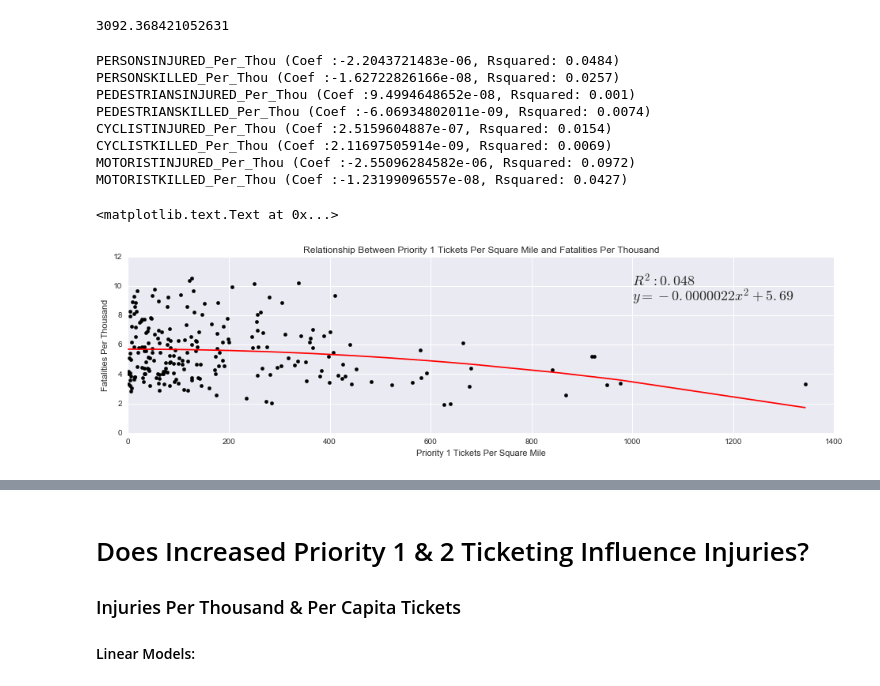
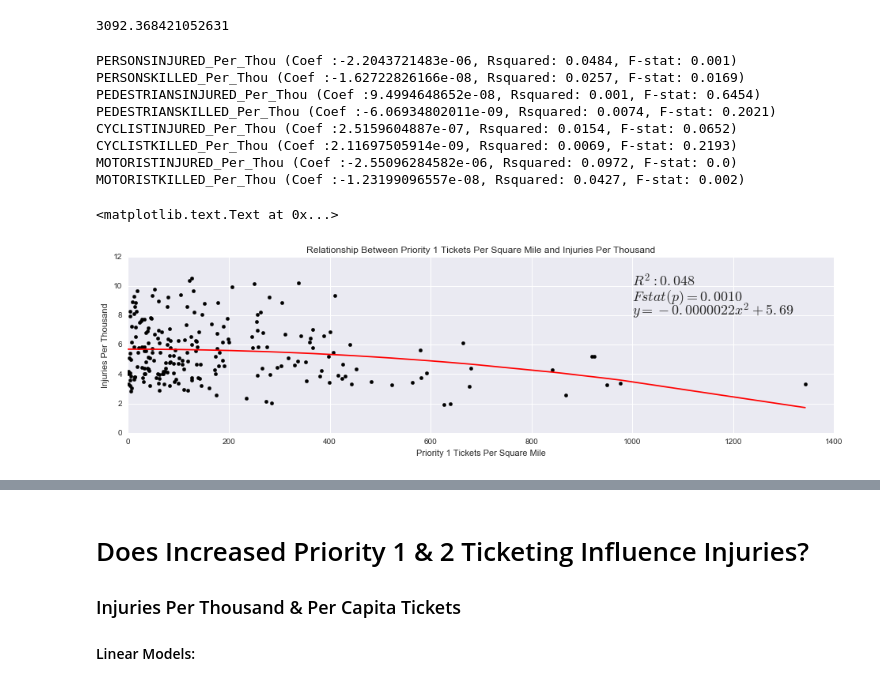
Before and after one commit to anastasiashe/Vision_Zero, a Jupyter notebook: TicketSummonses/04 Results.ipynb, the cells around one changed output, grey strips where cells are left out. Cells and saved outputs as stored; diff of their text form; code cells hidden in the pictures.

```diff
--- a/TicketSummonses/04 Results.ipynb
+++ b/TicketSummonses/04 Results.ipynb
@@ -322,5 +336,6 @@ for item in data1.columns[46:54]:
     data1[cname] = data1[item] / (data1['Total_Pop'] / 1000)
     formula = str(cname) + ' ~ P1_PerCap'
     reg = smf.ols(formula, data = data1).fit()
-    print (cname[8:] + ' (Coef :' + str(reg.params[1].round(4)) + ', Rsquared: ' + str(reg.rsquared.round(4)) + ')')
+    print (cname[8:] + ' (Coef :' + str(reg.params[1].round(4)) +
+           ', Rsquared: ' + str(reg.rsquared.round(4)) + ', F-stat: ' + str(reg.f_pvalue.round(4)) + ')')
 # %% [output]
@@ -403,29 +421,31 @@ for item in data1.columns[46:54]:
     cname = item + '_Per_Thou'
     formula = str(cname) + ' ~ P1_PerArea2'
     reg = smf.ols(formula, data = data1).fit()
-    print (cname[8:] + ' (Coef :' + str(reg.params[1]) + ', Rsquared: ' + str(reg.rsquared.round(4)) + ')')
+    print (cname[8:] + ' (Coef :' + str(reg.params[1]) + ', Rsquared: ' +
+           str(reg.rsquared.round(4)) + ', F-stat: ' + str(reg.f_pvalue.round(4)) + ')')
 # %% [output]
-PERSONSINJURED_Per_Thou (Coef :-2.2043721483e-06, Rsquared: 0.0484)
-PERSONSKILLED_Per_Thou (Coef :-1.62722826166e-08, Rsquared: 0.0257)
-PEDESTRIANSINJURED_Per_Thou (Coef :9.4994648652e-08, Rsquared: 0.001)
-PEDESTRIANSKILLED_Per_Thou (Coef :-6.06934802011e-09, Rsquared: 0.0074)
-CYCLISTINJURED_Per_Thou (Coef :2.5159604887e-07, Rsquared: 0.0154)
-CYCLISTKILLED_Per_Thou (Coef :2.11697505914e-09, Rsquared: 0.0069)
-MOTORISTINJURED_Per_Thou (Coef :-2.55096284582e-06, Rsquared: 0.0972)
-MOTORISTKILLED_Per_Thou (Coef :-1.23199096557e-08, Rsquared: 0.0427)
+PERSONSINJURED_Per_Thou (Coef :-2.2043721483e-06, Rsquared: 0.0484, F-stat: 0.001)
+PERSONSKILLED_Per_Thou (Coef :-1.62722826166e-08, Rsquared: 0.0257, F-stat: 0.0169)
+PEDESTRIANSINJURED_Per_Thou (Coef :9.4994648652e-08, Rsquared: 0.001, F-stat: 0.6454)
+PEDESTRIANSKILLED_Per_Thou (Coef :-6.06934802011e-09, Rsquared: 0.0074, F-stat: 0.2021)
+CYCLISTINJURED_Per_Thou (Coef :2.5159604887e-07, Rsquared: 0.0154, F-stat: 0.0652)
+CYCLISTKILLED_Per_Thou (Coef :2.11697505914e-09, Rsquared: 0.0069, F-stat: 0.2193)
+MOTORISTINJURED_Per_Thou (Coef :-2.55096284582e-06, Rsquared: 0.0972, F-stat: 0.0)
+MOTORISTKILLED_Per_Thou (Coef :-1.23199096557e-08, Rsquared: 0.0427, F-stat: 0.002)
 # %%
 data1.sort_values('P1_PerArea', inplace=True)
 reg = smf.ols('NUMBEROFPERSONSINJURED_Per_Thou ~ P1_PerArea2', data=data1).fit()
 fig1, (ax1) = pl.subplots(nrows = 1, ncols = 1, figsize = (16, 4))
 ax1.scatter(data1['P1_PerArea'], data1['NUMBEROFPERSONSINJURED_Per_Thou'], c='k')
 ax1.plot(data1['P1_PerArea'], reg.predict(), c='r')
 ax1.set_xlabel('Priority 1 Tickets Per Square Mile')
-ax1.set_ylabel('Fatalities Per Thousand')
-ax1.set_title('Relationship Between Priority 1 Tickets Per Square Mile and Fatalities Per Thousand')
+ax1.set_ylabel('Injuries Per Thousand')
+ax1.set_title('Relationship Between Priority 1 Tickets Per Square Mile and Injuries Per Thousand')
 ax1.axis([0, 1400, 0, 12])
-ax1.text(1000, 9, '$y = -0.0000022x^2 + 5.69$', fontsize=18, family='serif')
+ax1.text(1000, 8, '$y = -0.0000022x^2 + 5.69$', fontsize=18, family='serif')
+ax1.text(1000, 9, '$Fstat (p)=0.0010$', fontsize=18, family='serif')
 ax1.text(1000, 10, '$R^2: 0.048$', fontsize=18, family='serif')
 # %% [output]
 <matplotlib.text.Text at 0x...>
-[figure, old version]
+[figure, new version]
 # %%
```
Also changed, not shown: parts of 10 cells of this notebook, 8 other files.
